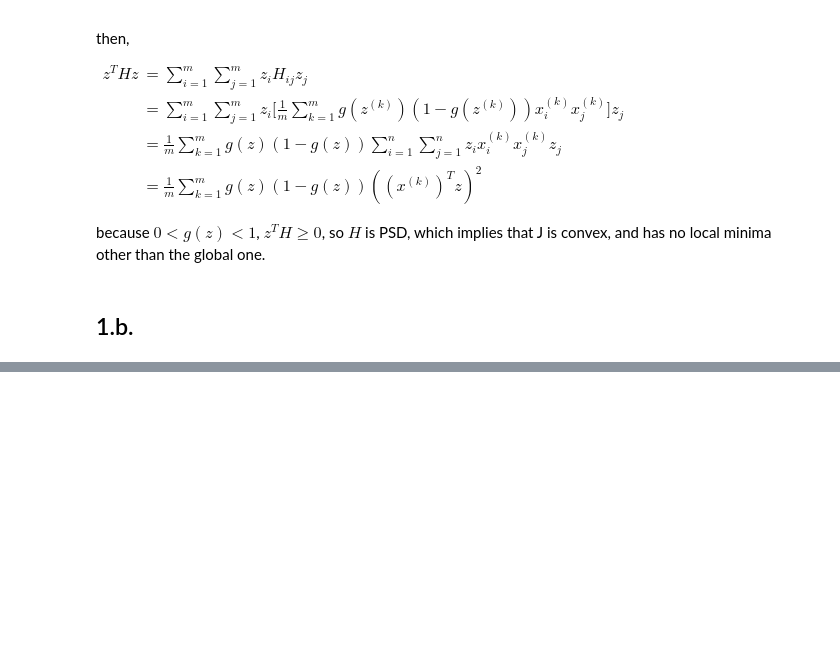
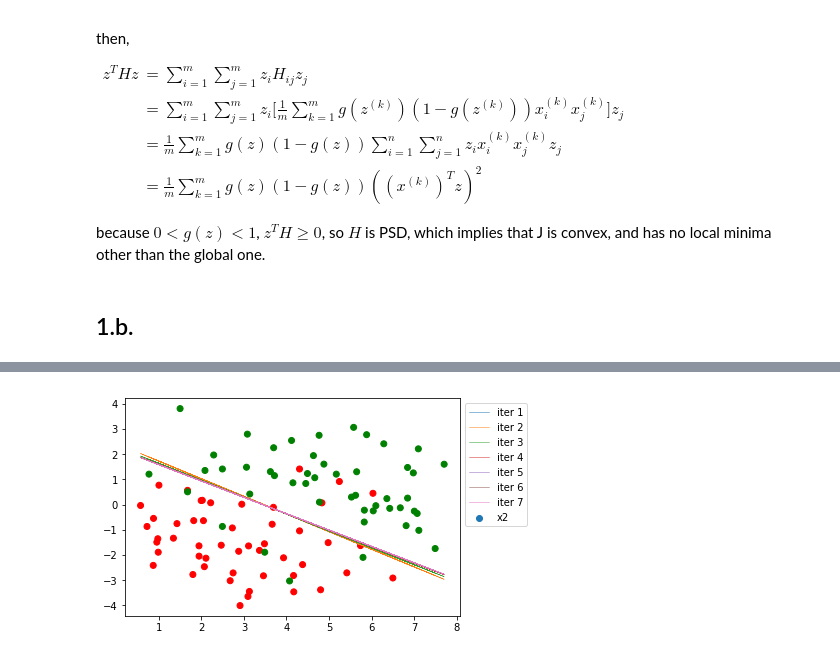
Before and after one commit to Conglang/DeepOps, a Jupyter notebook: stanford_cs229/ps1/ps1_1_logistic_regression.ipynb, the cells around one changed output, grey strips where cells are left out. Saved outputs shown, nothing was run; the diff lists cells and outputs as text; code cells hidden in the pictures; blank space fills up the shorter version.

```diff
--- a/stanford_cs229/ps1/ps1_1_logistic_regression.ipynb
+++ b/stanford_cs229/ps1/ps1_1_logistic_regression.ipynb
@@ -56,0 +142,16 @@ because $0<g(z)<1$, $z^TH \ge 0$, so $H$ is PSD, which implies that J is convex,
+# %%
+# training
+theta_records = []
+
+theta = np.zeros((X.shape[1], 1))
+diff = 1
+iter = 0
+print(theta.shape)
+while diff > 1e-9:
+    print('--------------------iteration {0}------------------'.format(iter))
+    theta_records.append(theta)
+    theta = calculate_gradient_hessian(X, y, theta)
+    diff = np.sum(np.abs(theta - theta_records[-1]))
+    iter += 1
+
+print("converge after {0} iterations".format(iter))
@@ -56,0 +176,12 @@ because $0<g(z)<1$, $z^TH \ge 0$, so $H$ is PSD, which implies that J is convex,
+# %%
+# plot
+colors = ['red', 'green']
+plt.scatter(data['x1'], data['x2'], c=y, cmap = pltcolor.ListedColormap(colors))
+xs = X[:,1]
+for k, theta in enumerate(theta_records):
+    ys = (theta[0] + theta[1] * xs) / (-theta[2])
+    plt.plot(xs, ys, label='iter {0}'.format(k + 1), lw=0.5)
+plt.legend(bbox_to_anchor=(1,1), loc="upper left")
+plt.show()
+# %% [output]
+[figure, added]
```
Also changed, not shown: parts of 8 cells of this notebook.
